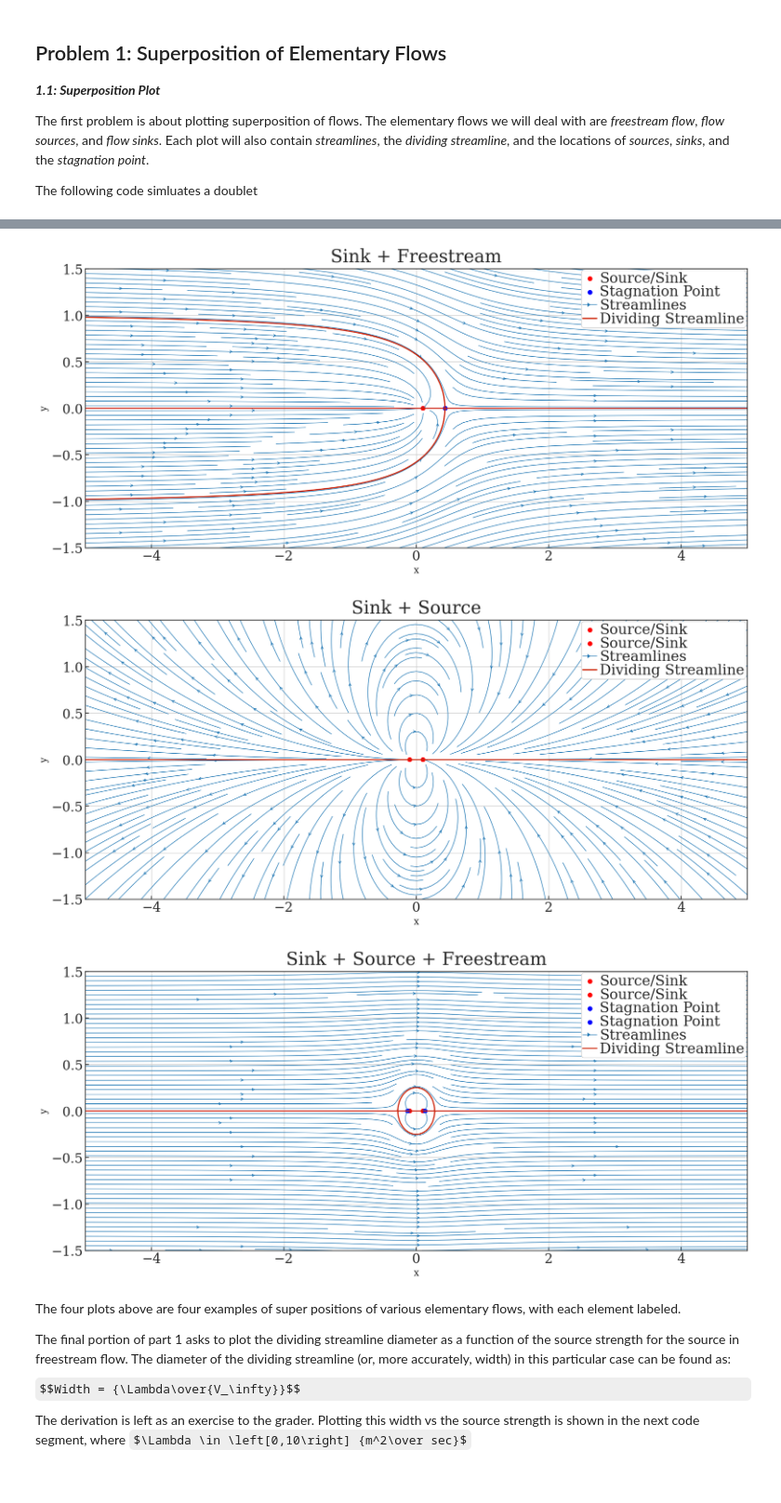
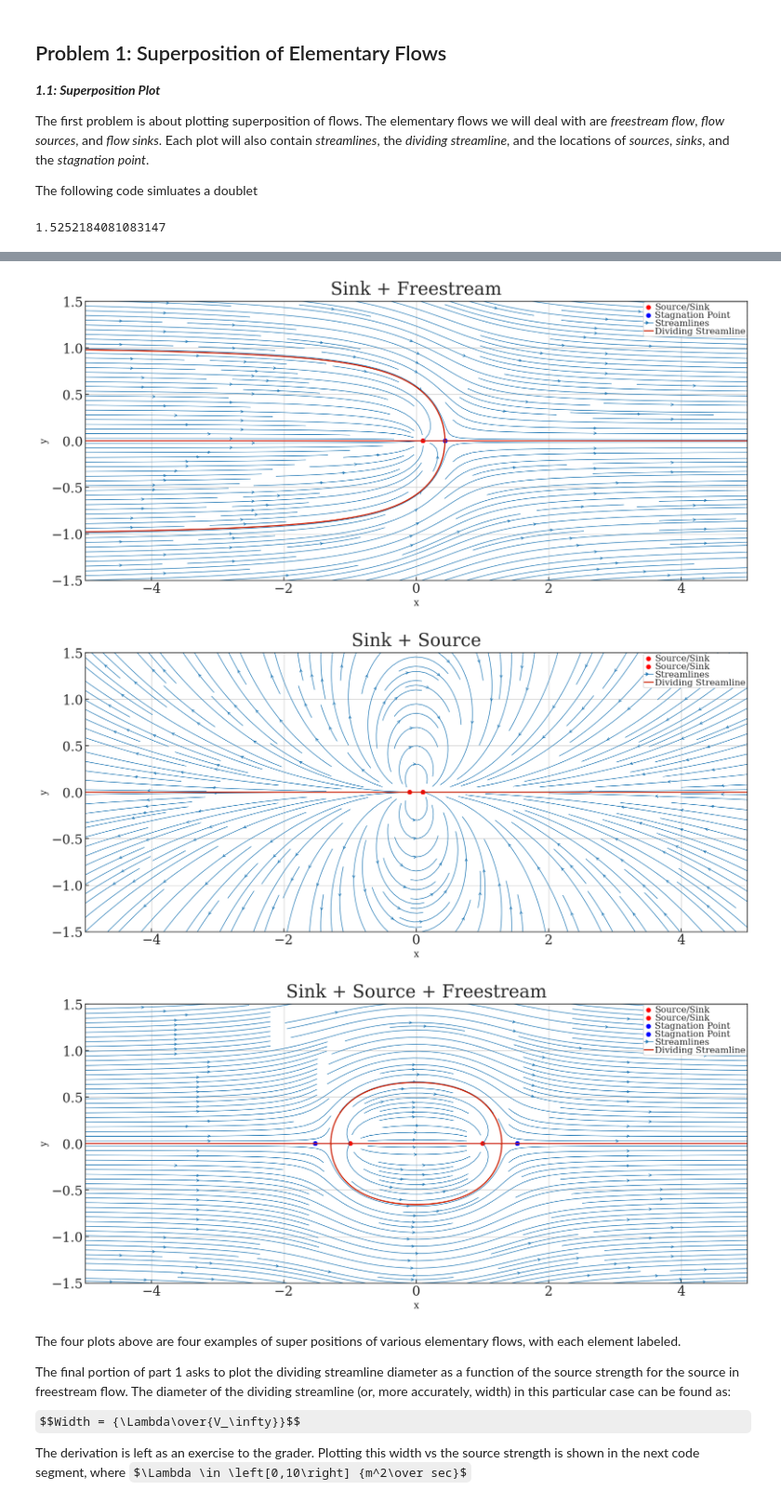
Before and after one commit to ndrichmond/EAE127, a Jupyter notebook: Project 2/EAE127_P2_Richmond_Nicholas.ipynb, the cells around one changed output, grey strips where cells are left out. Shown at 93% size. Drawn from its saved outputs; the diff is of its cells as text; code cells hidden in the pictures; some formulas as TeX source.

```diff
--- a/Project 2/EAE127_P2_Richmond_Nicholas.ipynb
+++ b/Project 2/EAE127_P2_Richmond_Nicholas.ipynb
@@ -195,8 +195,11 @@ psi_sink = get_stream_function(sink_strength, x_sink, y_source, X, Y)
 
 # Theory for where the stagnation point should be for a freestream flow + source + sink, assuming they are symmetrically placed
 
-x_stag_ssf_1 = np.sqrt(-1*np.pi*u_inf*(-2*np.pi*x_sink**2-2*x_sink*source_strength))/(np.sqrt(2)*np.pi*source_strength)
+
+x_stag_ssf_1 = np.sqrt(1**2 + (2*1*source_strength)/(np.pi*u_inf))
 x_stag_ssf_2 = -1*x_stag_ssf_1
+
+print(x_stag_ssf_1)
 
 # Stagnation points for a source in a freestream:
 x_stag_source_freestream = -1* source_strength/(2*np.pi*u_inf) + x_source
@@ -284,6 +287,13 @@ stagLoc = 0
 plotScenario(U_Total,V_Total,psi_Total,stagLoc,sLocation,"Sink + Source")
 
 #plot a source and a sink near each other in a freestream
+x_sink = 1
+x_source = -1
+
+u_source, v_source = get_velocity(source_strength,x_source,0,X,Y)
+u_sink, v_sink = get_velocity(sink_strength,x_sink,0,X,Y)
+psi_source = get_stream_function(source_strength,x_source,0,X,Y)
+psi_sink = get_stream_function(sink_strength,x_sink,0,X,Y)
 
 U_Total = u_freestream + u_sink + u_source
 V_Total = v_freestream + v_sink + v_source
@@ -298,3 +308,4 @@ plotScenario(U_Total,V_Total,psi_Total,stagLoc,sLocation,"Sink + Source + Freest
 
 plt.show()
 # %% [output]
+1.5252184081083147
@@ -302,6 +313,6 @@ plt.show()
-[figure, old version]
+[figure, new version]
-[figure, old version]
+[figure, new version]
-[figure, old version]
+[figure, new version]
 # %% [markdown]
 The four plots above are four examples of super positions of various elementary flows, with each element labeled.
 
```
Also changed, not shown: parts of 3 cells of this notebook.
